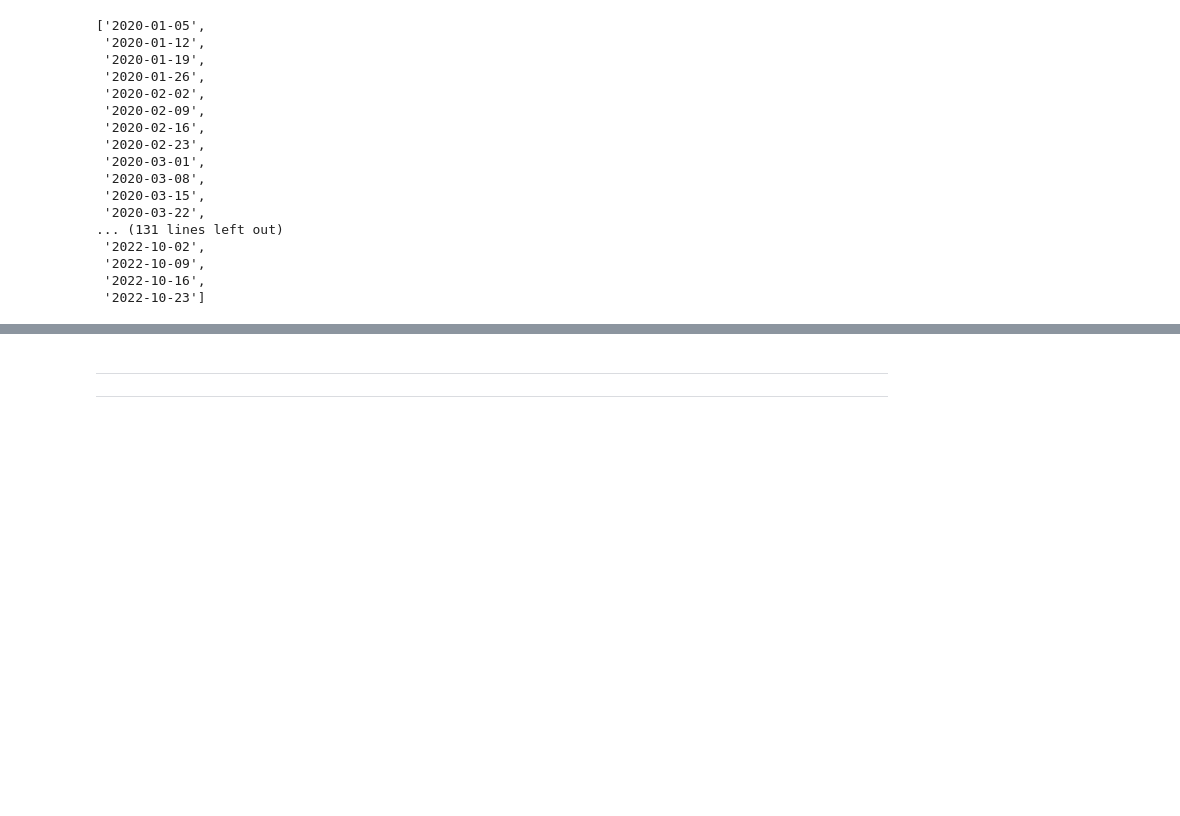
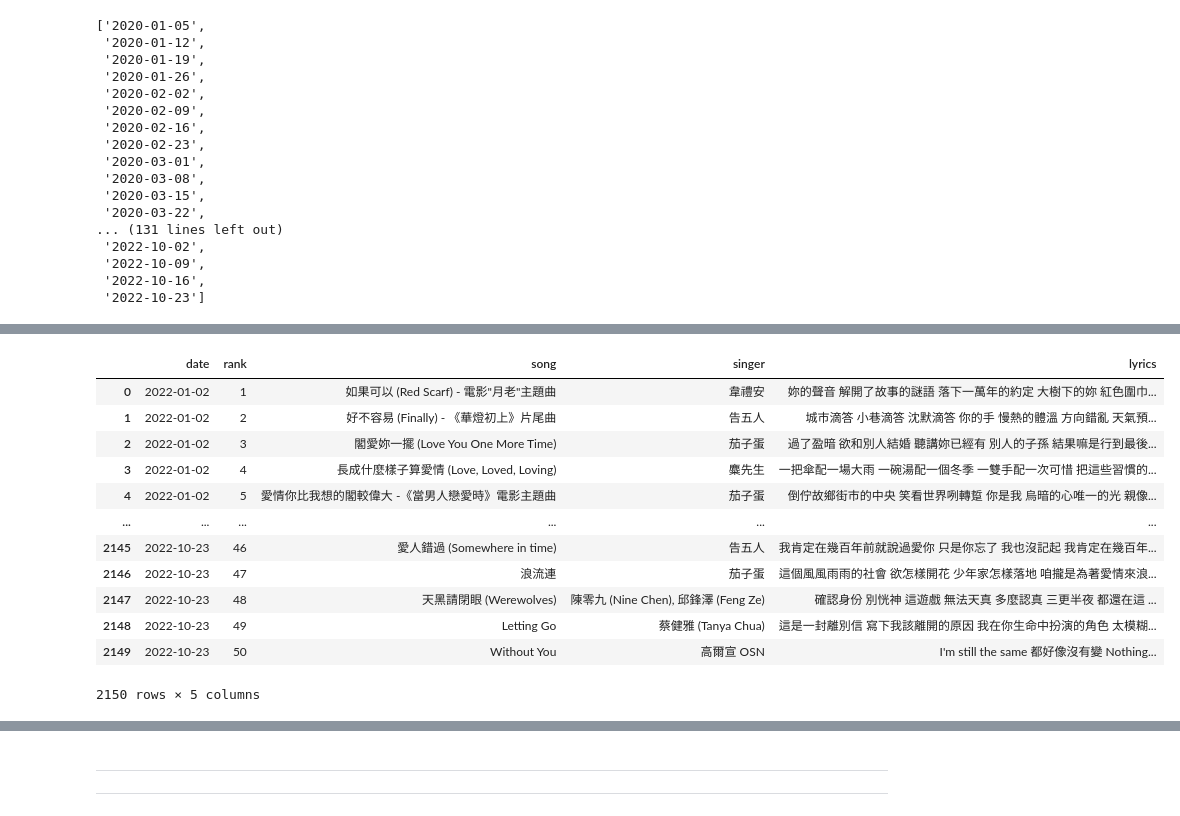
Before and after one commit to KILjungjoon/Term_Project, a Jupyter notebook: TaiwanPopSong_week_crawler.ipynb, the cells around one changed output, grey strips where cells are left out. Saved outputs shown, nothing was run; the diff lists cells and outputs as text; code cells hidden in the pictures; blank space fills up the shorter version.

```diff
--- a/TaiwanPopSong_week_crawler.ipynb
+++ b/TaiwanPopSong_week_crawler.ipynb
@@ -90,0 +236,28 @@ df.to_excel("/content/drive/MyDrive/A Comparative Study on K-pop and T-pop in th
+# %%
+tpop2022['lyrics'].astype('str')
+Lyrics=[]
+for n in range(0, 2150) :
+  lr=[]
+  rmv=['作詞','作曲','編曲', '監製','製作','作 詞','作 曲','編 曲', '監 製','製 作']
+  for ph in tpop2022.loc[n,'lyrics'].split("\n") :
+    ph=ph.strip()
+    if len(ph)>0 and ph[0:2] not in rmv :
+      lr.append(ph)
+  text=' '.join(lr)
+  Lyrics.append(text)
+tpop2022['lyrics']=Lyrics
+tpop2022
+# %% [output]
+|  | date | rank | song | singer | lyrics |
+| 0 | 2022-01-02 | 1 | 如果可以 (Red Scarf) - 電影"月老"主題曲 | 韋禮安 | 妳的聲音 解開了故事的謎語 落下一萬年的約定 大樹下的妳 紅色圍巾... |
+| 1 | 2022-01-02 | 2 | 好不容易 (Finally) - 《華燈初上》片尾曲 | 告五人 | 城市滴答 小巷滴答 沈默滴答 你的手 慢熱的體溫 方向錯亂 天氣預... |
+| 2 | 2022-01-02 | 3 | 閣愛妳一擺 (Love You One More Time) | 茄子蛋 | 過了盈暗 欲和別人結婚 聽講妳已經有 別人的子孫 結果嘛是行到最後... |
+| 3 | 2022-01-02 | 4 | 長成什麼樣子算愛情 (Love, Loved, Loving) | 麋先生 | 一把傘配一場大雨 一碗湯配一個冬季 一雙手配一次可惜 把這些習慣的... |
+| 4 | 2022-01-02 | 5 | 愛情你比我想的閣較偉大 -《當男人戀愛時》電影主題曲 | 茄子蛋 | 倒佇故鄉街市的中央 笑看世界咧轉踅 你是我 烏暗的心唯一的光 親像... |
+| ... | ... | ... | ... | ... | ... |
+| 2145 | 2022-10-23 | 46 | 愛人錯過 (Somewhere in time) | 告五人 | 我肯定在幾百年前就說過愛你 只是你忘了 我也沒記起 我肯定在幾百年... |
+| 2146 | 2022-10-23 | 47 | 浪流連 | 茄子蛋 | 這個風風雨雨的社會 欲怎樣開花 少年家怎樣落地 咱攏是為著愛情來浪... |
+| 2147 | 2022-10-23 | 48 | 天黑請閉眼 (Werewolves) | 陳零九 (Nine Chen), 邱鋒澤 (Feng Ze) | 確認身份 別恍神 這遊戲 無法天真 多麼認真 三更半夜 都還在這 ... |
+| 2148 | 2022-10-23 | 49 | Letting Go | 蔡健雅 (Tanya Chua) | 這是一封離別信 寫下我該離開的原因 我在你生命中扮演的角色 太模糊... |
+| 2149 | 2022-10-23 | 50 | Without You | 高爾宣 OSN | I'm still the same 都好像沒有變 Nothing... |
+2150 rows × 5 columns
```
Also changed, not shown: parts of 12 cells of this notebook.
